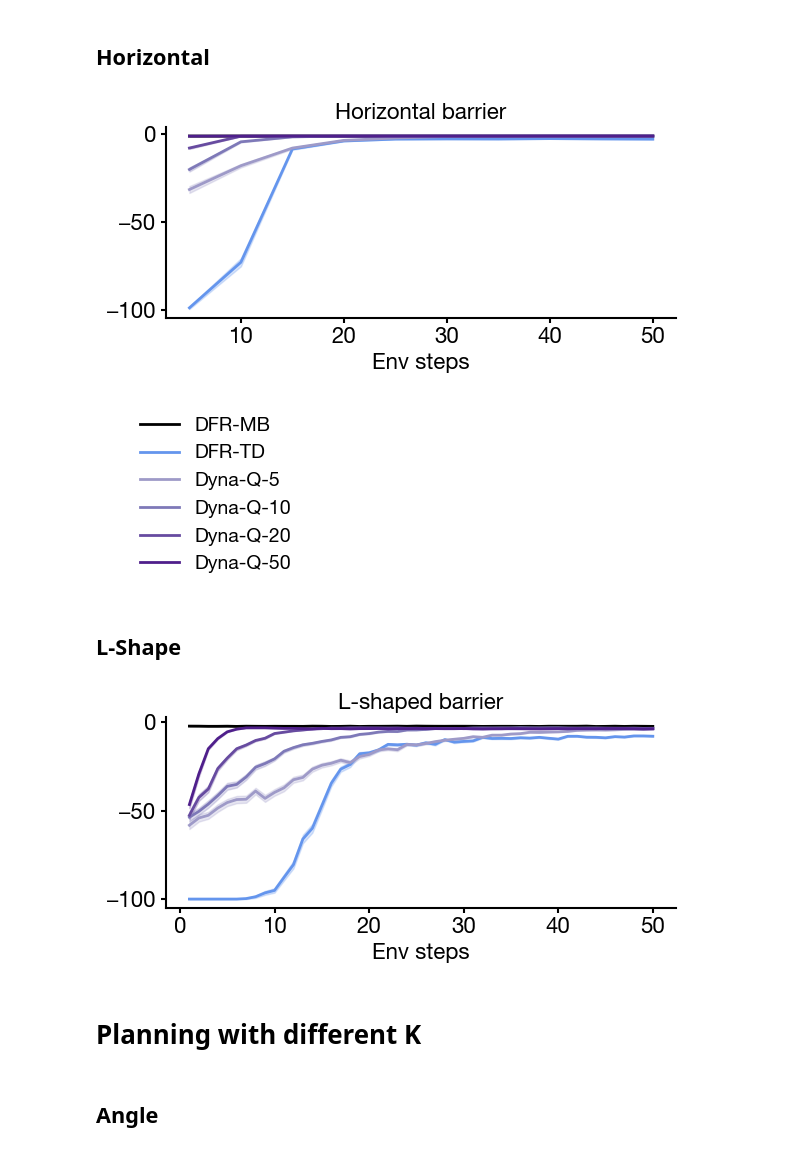
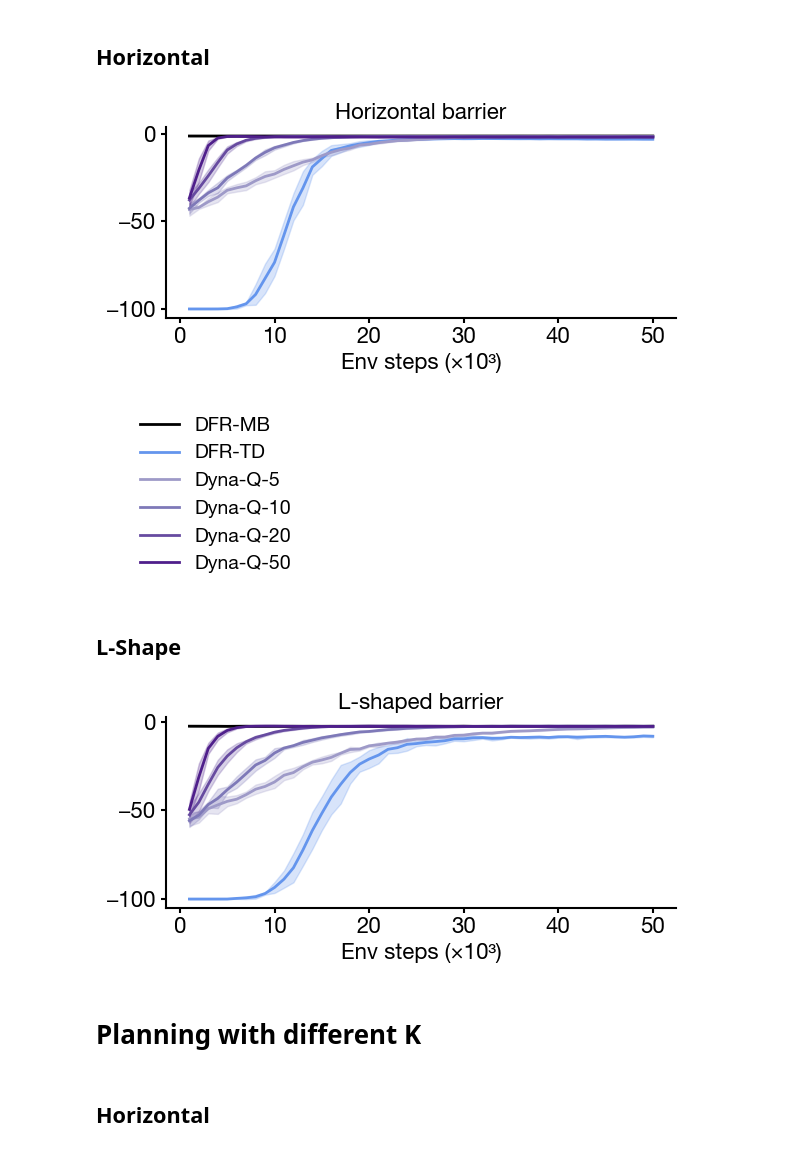
Before and after one commit to arminbazza/Default-Features, a Jupyter notebook: src/make_figs.ipynb, the cells around one changed output. Drawn from its saved outputs; the diff is of its cells as text; code cells hidden in the pictures.

```diff
--- a/src/make_figs.ipynb
+++ b/src/make_figs.ipynb
@@ -501,0 +750,4 @@ plt.show()
+# %%
+for key, label in MODELS.items():
+    mean, band = run_curves(data, key, cost_scale=1.0)
+    print(f"{label:<20s} {mean[-1]:8.2f} ± {band[-1]:.2f} steps")
@@ -593,11 +800,11 @@ plt.show()
 # %% [markdown]
 ### Blocked transition
 # %%
-save_path = FIG_DIR / "planning" / "plan_4room_blocked_cost_highlr.png"
-# save_path = None
+# save_path = FIG_DIR / "planning" / "plan_4room_blocked.png"
+save_path = None
 
-data_blocked = np.load(DATA_DIR / "planning_4room" / "blocked" / "learning_curves_highlr.npz")
-steps = data_blocked["checkpoint_steps"] / 10000
+data_blocked = np.load(DATA_DIR / "planning_4room" / "blocked" / "learning_curves_multiseed.npz")
+steps = data_blocked["checkpoint_steps"] / 1000
 
 # --- learning curves: one panel per scenario ---
 fig, axes = plt.subplots(1, 2, figsize=(12, 3), sharey=False)
@@ -606,14 +813,11 @@ scenario_titles = {"BL": "BL scenario",
 
 for ax, (scenario_key, title) in zip(axes, scenario_titles.items()):
     for key, label in MODELS.items():
-        raw   = data_blocked[f"{key}_{scenario_key}"].astype(float)  # (n_checkpoints, n_trials)
-        costs = -0.1 * raw
-        mean  = costs.mean(axis=1)
-        sem   = costs.std(axis=1) / np.sqrt(raw.shape[1])
+        mean, band = run_curves(data_blocked, f"{key}_{scenario_key}")
 
         ax.plot(steps, mean, color=COLORS[key], lw=2, label=label)
-        ax.fill_between(steps, mean - sem, mean + sem,
-                        color=COLORS[key], alpha=0.25)
+        ax.fill_between(steps, mean - band, mean + band,
+                        color=COLORS[key], alpha=0.2)
 
     ax.set_xlabel("Env steps", fontsize=16)
     if scenario_key == "BL":
@@ -803,6 +961,10 @@ for k in features:
 [figure]
 # %% [markdown]
 # Model Comparison with Dyna-Q
+# %%
+plt.rcParams['axes.linewidth'] = 1.5
+plt.rcParams['xtick.major.width'] = 1.5
+plt.rcParams['ytick.major.width'] = 1.5
 # %%
 
 MODELS = {
@@ -830,48 +990,46 @@ data = np.load(DATA_DIR / "planning_open" / "horizontal_mc" / "learning_curves_l
 # %%
-save_path = FIG_DIR / 'planning/plan_open_H_MC_NEW.png'
-# save_path = None
+data = np.load(DATA_DIR / "planning_open" / "horizontal_mc" / "learning_curves_multiseed.npz")
+# save_path = FIG_DIR / 'planning/plan_open_H_MC.png'
+save_path = None
 
 steps = data["checkpoint_steps"] / 1000
 fig, ax = plt.subplots(figsize=(6, 3))
 
 for key, label in MODELS.items():
-    raw   = data[key].astype(float)
-    costs = -0.1 * raw
-    mean  = costs.mean(axis=1)
-    sem   = costs.std(axis=1) / np.sqrt(raw.shape[1])
+    mean, band = run_curves(data, key)
 
     ax.plot(steps, mean, color=COLORS[key], lw=2, label=label)
-    ax.fill_between(steps, mean - sem, mean + sem,
+    ax.fill_between(steps, mean - band, mean + band,
                     color=COLORS[key], alpha=0.25)
 
-ax.set_xlabel("Env steps", fontsize=16)
+ax.set_xlabel("Env steps (×10³)", fontsize=16)
 # ax.set_ylabel("Mean accumulated cost", fontsize=14)
 ax.set_title("Horizontal barrier", fontsize=16)
 ax.tick_params(labelsize=16)
 ax.spines[["top", "right"]].set_visible(False)
 
 plt.tight_layout()
 
 if save_path is not None:
     plt.savefig(save_path, bbox_inches='tight', dpi=300)
 
 plt.show()
 
 # --- standalone legend ---
 handles, labels = ax.get_legend_handles_labels()
 fig_leg, ax_leg = plt.subplots(figsize=(2.5, 1.4))
 ax_leg.legend(handles, labels, loc="center", framealpha=0.0, fontsize=14)
 ax_leg.axis("off")
 plt.tight_layout()
 
-save_path = FIG_DIR / 'legend_MC.png'
-# save_path = None
+# save_path = FIG_DIR / 'legend_MC.png'
+save_path = None
 if save_path is not None:
     plt.savefig(save_path, bbox_inches='tight', dpi=300)
 
 plt.show()
 # %% [output]
-[figure, old version]
+[figure, new version]
 [figure]
 # %% [markdown]
 ## L-Shape
@@ -880,21 +1036,19 @@ data = np.load(DATA_DIR / "planning_open" / "angle_mc" / "learning_curves_lr0.01
 # %%
-save_path = FIG_DIR / 'planning/plan_open_L_MC_NEW.png'
+data = np.load(DATA_DIR / "planning_open" / "angle_mc" / "learning_curves_multiseed.npz")
+save_path = FIG_DIR / 'planning/plan_open_L_MC.png'
 # save_path = None
 
 steps = data["checkpoint_steps"] / 1000
 fig, ax = plt.subplots(figsize=(6, 3))
 
 for key, label in MODELS.items():
-    raw   = data[key].astype(float)
-    costs = -0.1 * raw
-    mean  = costs.mean(axis=1)
-    sem   = costs.std(axis=1) / np.sqrt(raw.shape[1])
+    mean, band = run_curves(data, key)
 
     ax.plot(steps, mean, color=COLORS[key], lw=2, label=label)
-    ax.fill_between(steps, mean - sem, mean + sem,
+    ax.fill_between(steps, mean - band, mean + band,
                     color=COLORS[key], alpha=0.25)
 
-ax.set_xlabel("Env steps", fontsize=16)
+ax.set_xlabel("Env steps (×10³)", fontsize=16)
 # ax.set_ylabel("Mean accumulated cost", fontsize=14)
 ax.set_title("L-shaped barrier", fontsize=16)
 ax.tick_params(labelsize=16)
@@ -907,6 +1061,6 @@ if save_path is not None:
 
 plt.show()
 # %% [output]
-[figure, old version]
+[figure, new version]
 # %% [markdown]
 # Planning with different K
@@ -926,4 +1084,4 @@ plt.rcParams['axes.linewidth'] = 1.5
 plt.rcParams['xtick.major.width'] = 1.5
 plt.rcParams['ytick.major.width'] = 1.5
 # %% [markdown]
-## Angle
+## Horizontal
```
Also changed, not shown: parts of 32 cells of this notebook.
